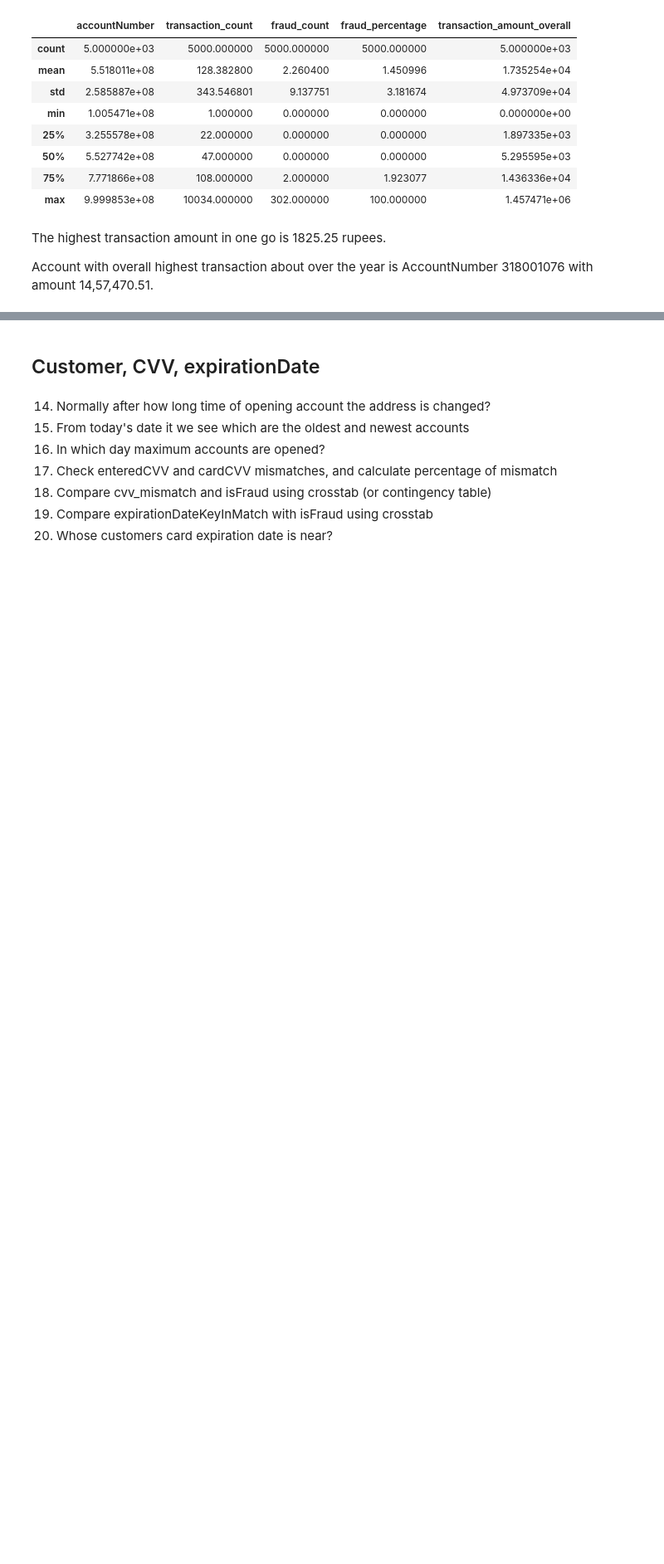
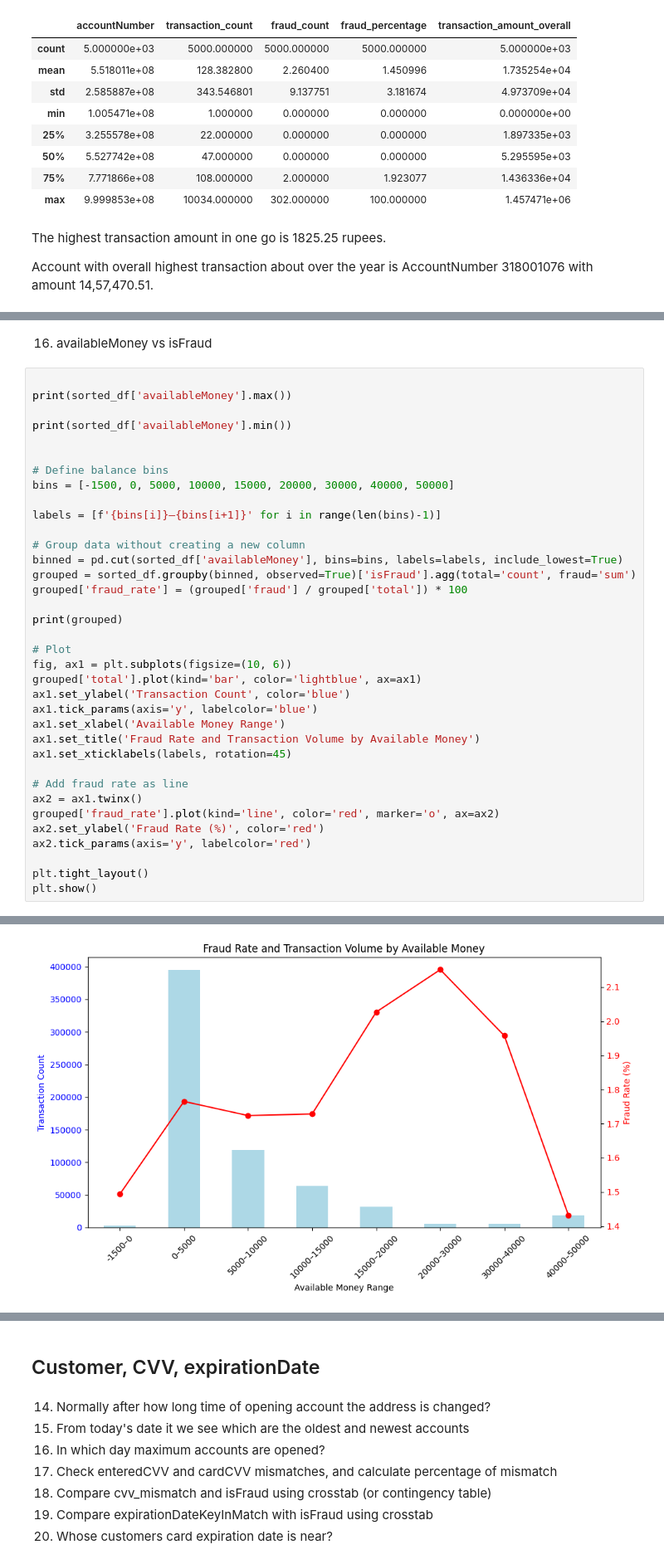
Before and after one commit to AsmitaOjha/Internship_ExtensoData_Work, a Jupyter notebook: Projects/Task_3_EDA/notebook/EDA_Questions.ipynb, the cells around one changed output, grey strips where cells are left out. Shown: that part at 83% size. Cells and saved outputs as stored; diff of their text form; blank space fills up the shorter version.

```diff
--- a/Projects/Task_3_EDA/notebook/EDA_Questions.ipynb
+++ b/Projects/Task_3_EDA/notebook/EDA_Questions.ipynb
@@ -673,0 +695,39 @@ plt.show()
+# %% [markdown]
+16. availableMoney vs isFraud
+# %%
+
+print(sorted_df['availableMoney'].max())
+
+print(sorted_df['availableMoney'].min())
+
+
+# Define balance bins
+bins = [-1500, 0, 5000, 10000, 15000, 20000, 30000, 40000, 50000]
+
+labels = [f'{bins[i]}–{bins[i+1]}' for i in range(len(bins)-1)]
+
+# Group data without creating a new column
+binned = pd.cut(sorted_df['availableMoney'], bins=bins, labels=labels, include_lowest=True)
+grouped = sorted_df.groupby(binned, observed=True)['isFraud'].agg(total='count', fraud='sum')
+grouped['fraud_rate'] = (grouped['fraud'] / grouped['total']) * 100
+
+print(grouped)
+
+# Plot
+fig, ax1 = plt.subplots(figsize=(10, 6))
+grouped['total'].plot(kind='bar', color='lightblue', ax=ax1)
+ax1.set_ylabel('Transaction Count', color='blue')
+ax1.tick_params(axis='y', labelcolor='blue')
+ax1.set_xlabel('Available Money Range')
+ax1.set_title('Fraud Rate and Transaction Volume by Available Money')
+ax1.set_xticklabels(labels, rotation=45)
+
+# Add fraud rate as line
+ax2 = ax1.twinx()
+grouped['fraud_rate'].plot(kind='line', color='red', marker='o', ax=ax2)
+ax2.set_ylabel('Fraud Rate (%)', color='red')
+ax2.tick_params(axis='y', labelcolor='red')
+
+plt.tight_layout()
+plt.show()
+# %% [output]
@@ -673,0 +746 @@ plt.show()
+[figure, added]
```
Also changed, not shown: parts of 22 cells of this notebook, 1 other file.
